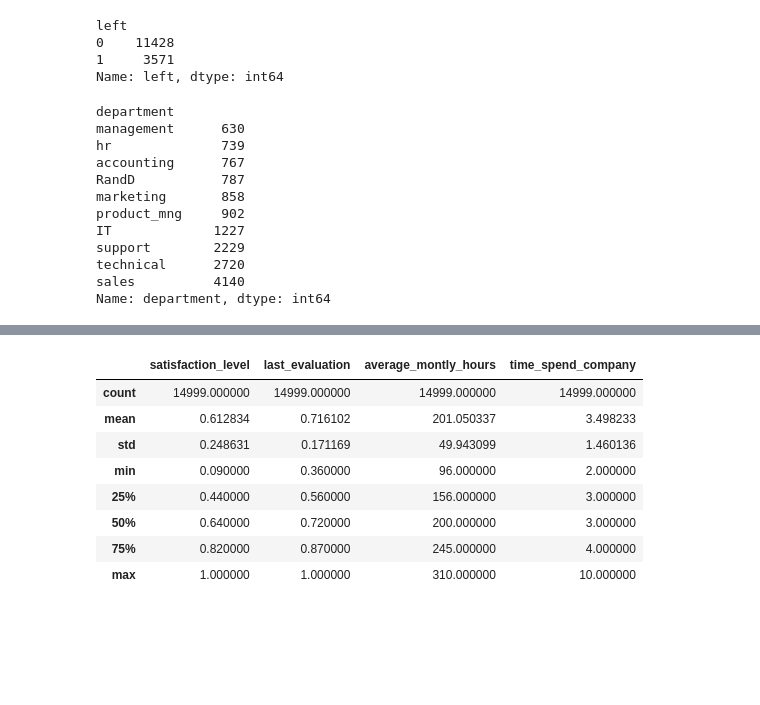
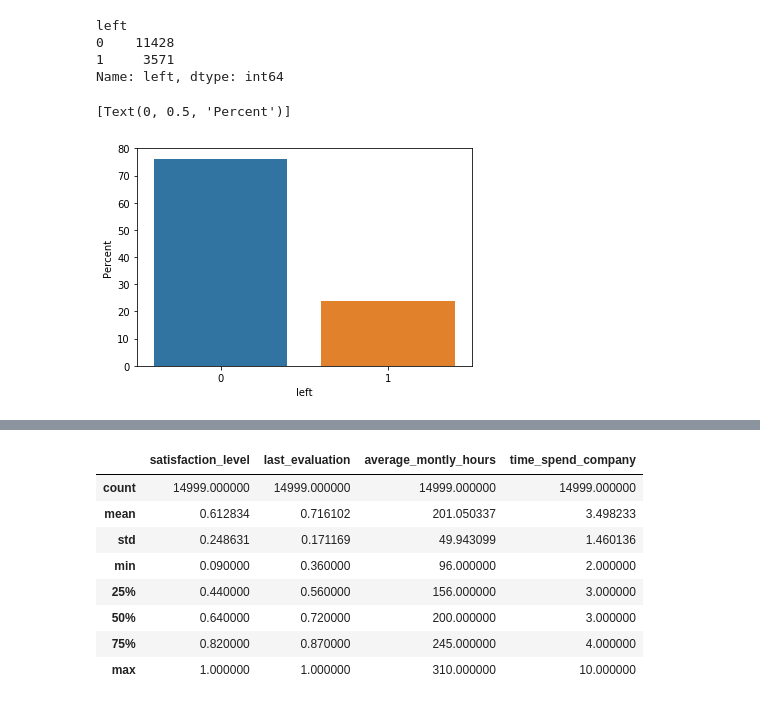
Before and after one commit to pramodnagare/Applied-Learning, a Jupyter notebook: Employee Retention Tool Kit/ToolKit.ipynb, the cells around one changed output, grey strips where cells are left out. Saved outputs shown, nothing was run; the diff lists cells and outputs as text; code cells hidden in the pictures; blank space fills up the shorter version.

```diff
--- a/Employee Retention Tool Kit/ToolKit.ipynb
+++ b/Employee Retention Tool Kit/ToolKit.ipynb
@@ -106,18 +124,9 @@ left
 0    11428
 1     3571
 Name: left, dtype: int64
-# %%
-data.groupby('department')['department'].size().sort_values(ascending=True)
-# %% [output]
-department
-management      630
-hr              739
-accounting      767
-RandD           787
-marketing       858
-product_mng     902
-IT             1227
-support        2229
-technical      2720
-sales          4140
-Name: department, dtype: int64
+# %%
+ax = sns.barplot(x="left", y="left", data=data, estimator=lambda x: len(x) / len(data['left']) * 100)
+ax.set(ylabel="Percent")
+# %% [output]
+[Text(0, 0.5, 'Percent')]
+[figure, added]
```
Also changed, not shown: parts of 29 cells of this notebook.
